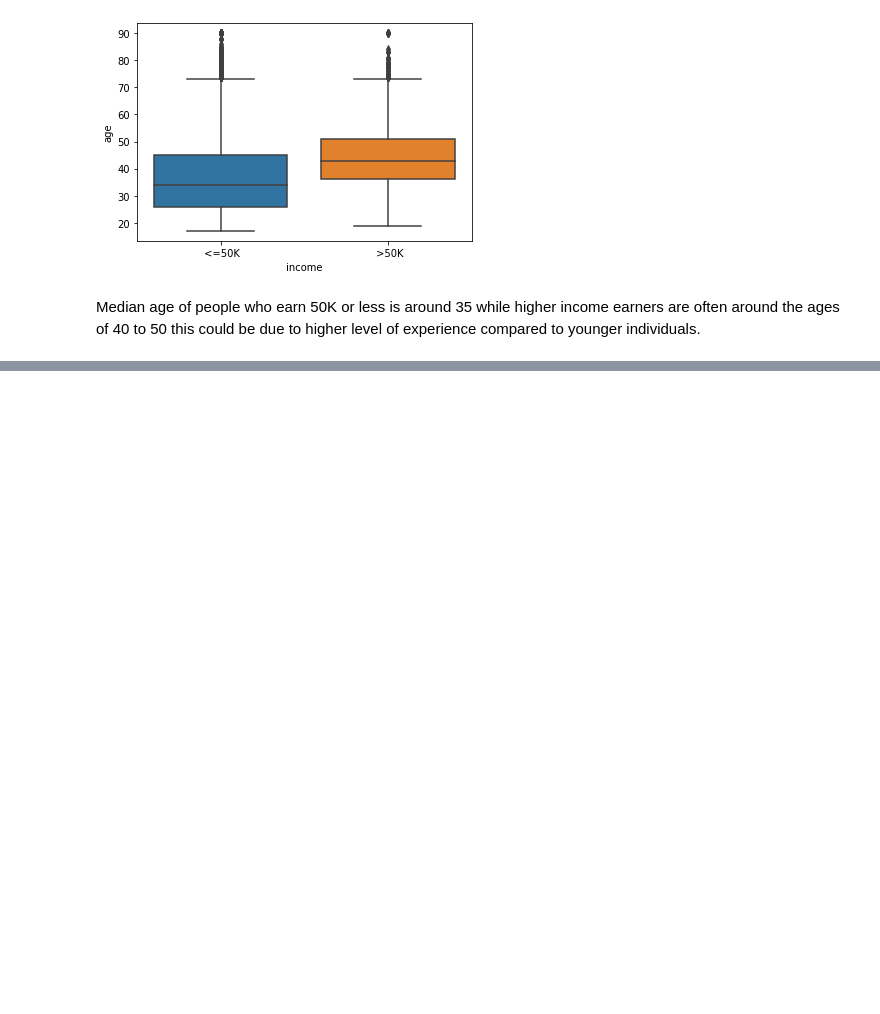
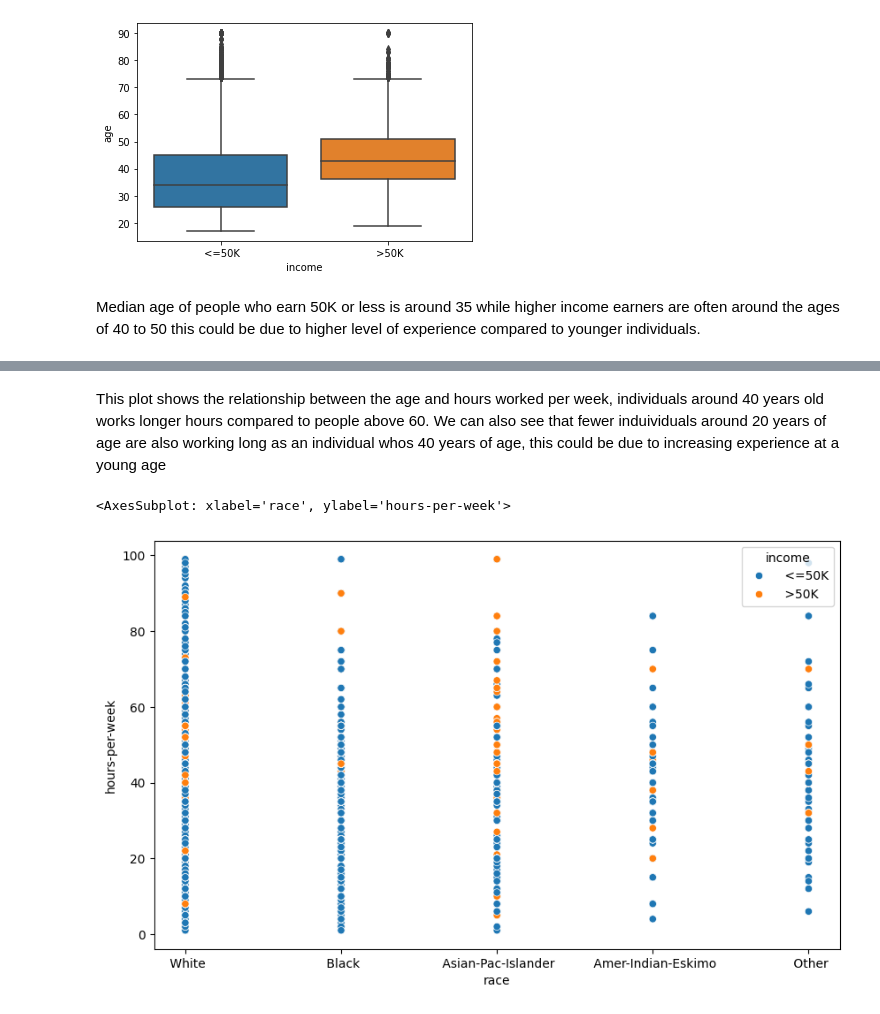
Before and after one commit to hammaadrizwan/Income-Classifier-using-Ensemble-algorithm, a Jupyter notebook: Notebook.ipynb, the cells around one changed output, grey strips where cells are left out. Drawn from its saved outputs; the diff is of its cells as text; code cells hidden in the pictures; blank space fills up the shorter version.

```diff
--- a/Notebook.ipynb
+++ b/Notebook.ipynb
@@ -314,2 +315,9 @@ Median age of people who earn 50K or less is around 35 while higher income earne
+# %% [markdown]
+This plot shows the relationship between the age and hours worked per week, individuals around 40 years old works longer hours compared to people above 60. We can also see that fewer induividuals around 20 years of age are also working long as an individual whos 40 years of age, this could be due to increasing experience at a young age
 # %%
-sns.boxplot(x='income', y='hours-per-week', data=adult_data)
+import seaborn as sns
+plt.figure(figsize=(10, 6))
+sns.scatterplot(x='race', y='hours-per-week', data=adult_data, hue='income')
+# %% [output]
+<AxesSubplot: xlabel='race', ylabel='hours-per-week'>
+[figure, added]
```
Also changed, not shown: parts of 6 cells of this notebook.
